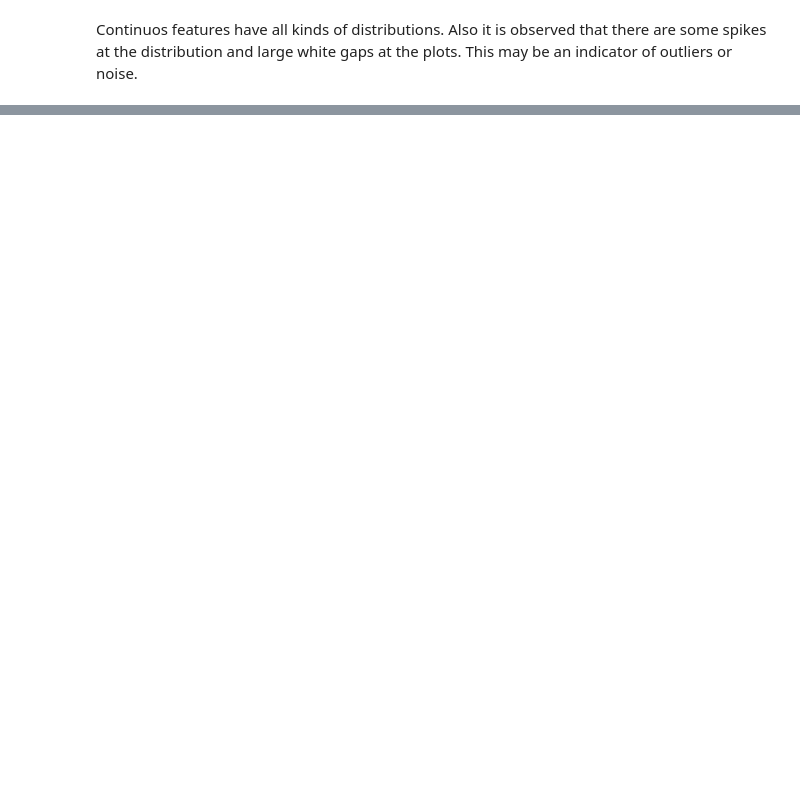
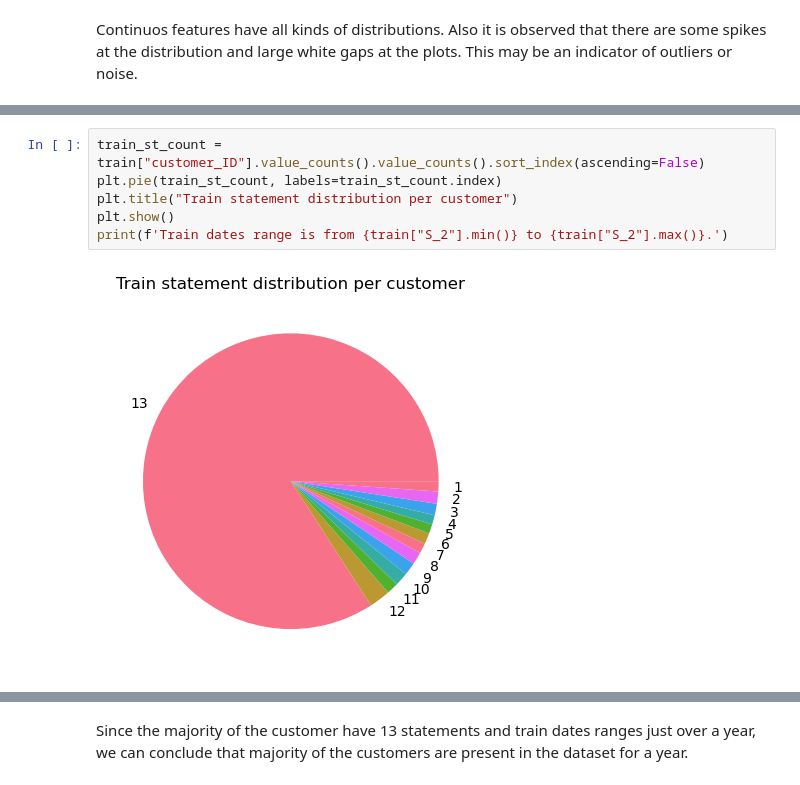
Before and after one commit to AyseAsude/American-Express-Default-Prediction, a Jupyter notebook: exploratory-data-analysis.ipynb, the cells around one changed output, grey strips where cells are left out. Drawn from its saved outputs; the diff is of its cells as text; blank space fills up the shorter version.

Commit message:
Statement analysis

```diff
--- a/exploratory-data-analysis.ipynb
+++ b/exploratory-data-analysis.ipynb
@@ -170,0 +173,8 @@ Continuos features have all kinds of distributions. Also it is observed that the
+# %%
+train_st_count = train["customer_ID"].value_counts().value_counts().sort_index(ascending=False)
+plt.pie(train_st_count, labels=train_st_count.index)
+plt.title("Train statement distribution per customer")
+plt.show()
+print(f'Train dates range is from {train["S_2"].min()} to {train["S_2"].max()}.')
+# %% [output]
+[figure, added]
@@ -170,0 +182,2 @@ Continuos features have all kinds of distributions. Also it is observed that the
+# %% [markdown]
+Since the majority of the customer have 13 statements and train dates ranges just over a year, we can conclude that majority of the customers are present in the dataset for a year.
```
Also changed, not shown: parts of 6 cells of this notebook.
